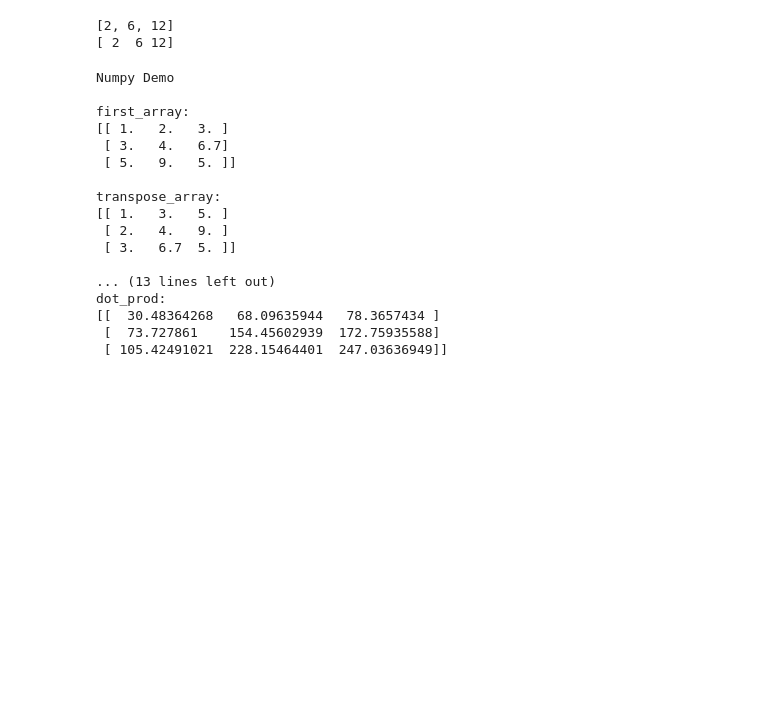
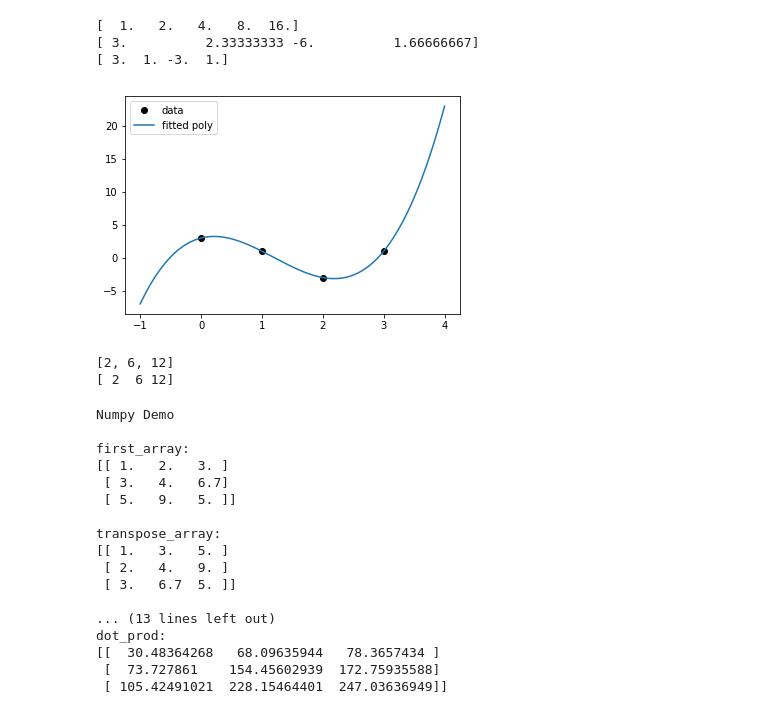
Before and after one commit to ThatGuyWithTheHat/Py_Jupyter, a Jupyter notebook: 08_Linear_Algebra.ipynb, the cells around one changed output. Drawn from its saved outputs; the diff is of its cells as text; code cells hidden in the pictures; blank space fills up the shorter version.

```diff
--- a/08_Linear_Algebra.ipynb
+++ b/08_Linear_Algebra.ipynb
@@ -17,3 +85,45 @@ https://docs.scipy.org/doc/numpy-1.13.0/reference/routines.linalg.html
+# %%
+# http://nbviewer.jupyter.org/github/mbakker7/exploratory_computing_with_python/blob/master/notebook6_linear_systems/py_exploratory_comp_6_sol.ipynb
+
+def fpoly(x, N):
+    rv = np.zeros(N + 1)
+    for n in range(N + 1):
+        rv[n] = x ** n
+    return rv
+
+print(fpoly(2, 4))
+
+def solvepoly(x, y):
+    N = len(x) - 1
+    mat = np.zeros((N+1, N+1))
+    for n in range(N+1):
+        mat[n] = fpoly(x[n], N)
+    par = np.linalg.solve(mat, y)
+    return par
+
+xp = np.array([0, 1, 2, 3])
+yp = np.array([3, 1, -3, 1])
+a = solvepoly(xp, yp)
+print(a)
+
+def fpolyeval(x, a):
+    rv = np.zeros(len(x))
+    for n in range(len(a)):
+        rv += a[n] * x ** n
+    return rv
+
+print(fpolyeval(xp, a))
+
+x = np.linspace(-1,4,100)
+y = fpolyeval(x, a)
+plt.plot(xp, yp, 'ko', label='data')
+plt.plot(x, y, label='fitted poly')
+plt.legend(loc='best');
+# %% [output]
+[  1.   2.   4.   8.  16.]
+[ 3.          2.33333333 -6.          1.66666667]
+[ 3.  1. -3.  1.]
+[figure, added]
 # %%
 import numpy as np
 
```
Also changed, not shown: parts of 3 cells of this notebook, 3 other files.
